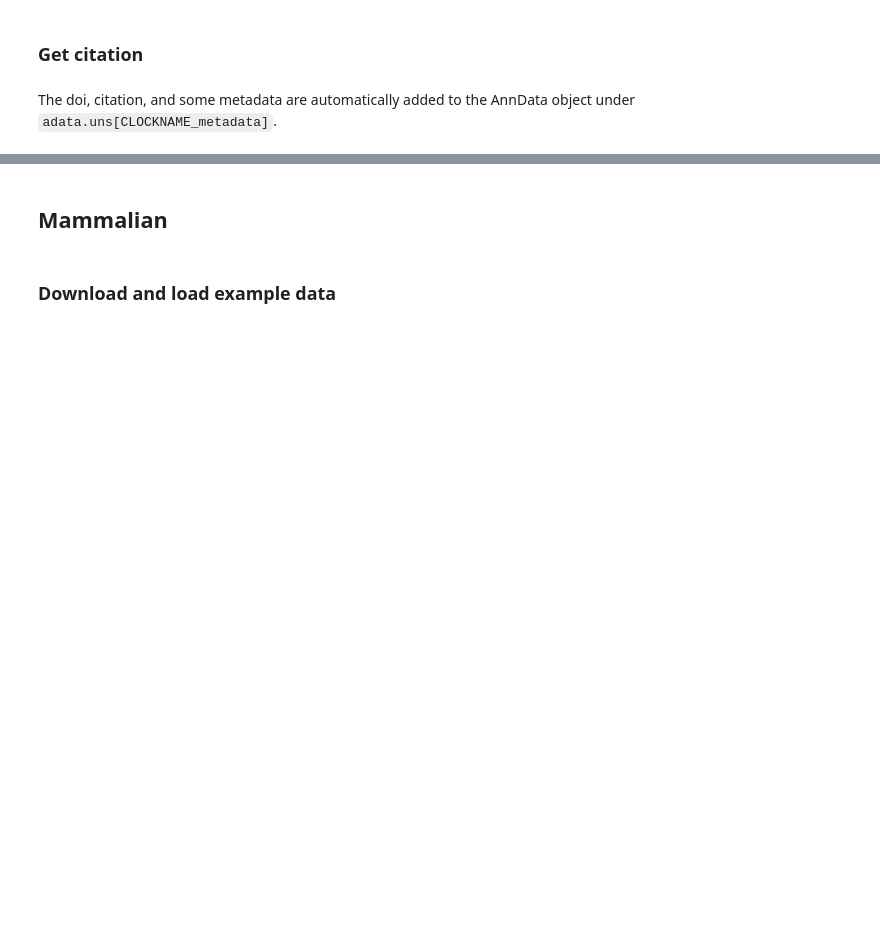
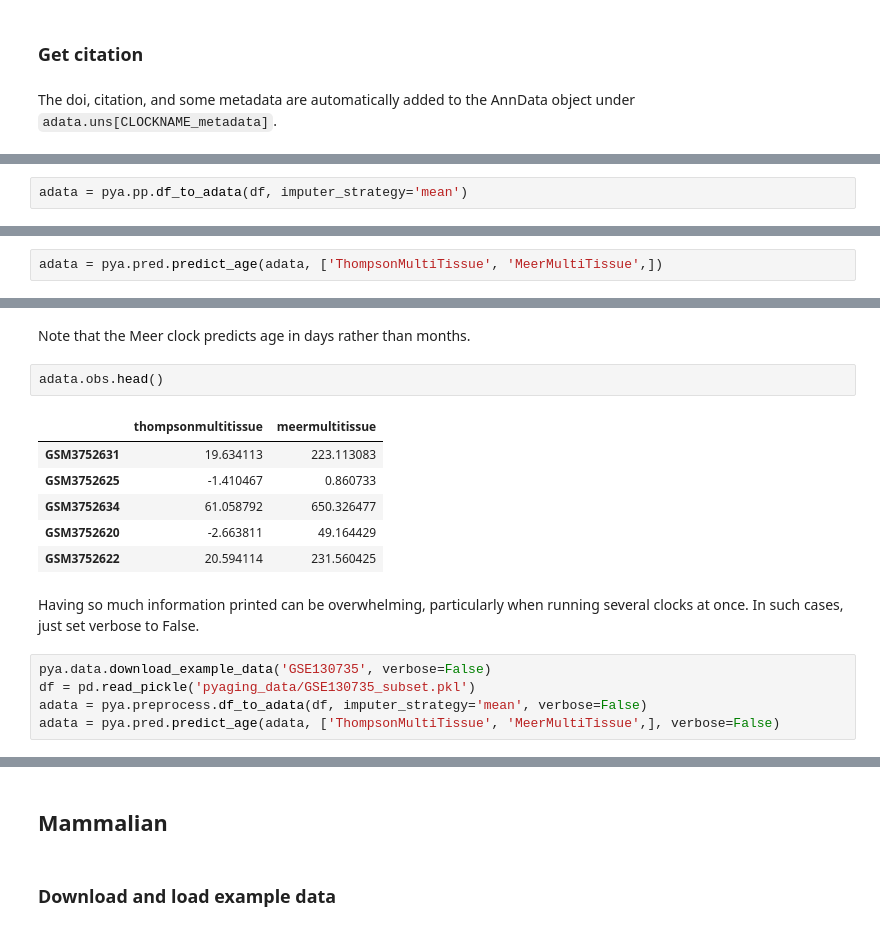
Before and after one commit to rsinghlab/pyaging, a Jupyter notebook: tutorials/tutorial_dnam.ipynb, the cells around one changed output, grey strips where cells are left out. Saved outputs shown, nothing was run; the diff lists cells and outputs as text; blank space fills up the shorter version.

```diff
--- a/tutorials/tutorial_dnam.ipynb
+++ b/tutorials/tutorial_dnam.ipynb
@@ -179,0 +210,2 @@ adata.uns['pcgrimage_metadata']
+# %%
+adata = pya.pp.df_to_adata(df, imputer_strategy='mean')
@@ -179,0 +237,2 @@ adata.uns['pcgrimage_metadata']
+# %%
+adata = pya.pred.predict_age(adata, ['ThompsonMultiTissue', 'MeerMultiTissue',])
@@ -179,0 +257,18 @@ adata.uns['pcgrimage_metadata']
+# %% [markdown]
+Note that the Meer clock predicts age in days rather than months.
+# %%
+adata.obs.head()
+# %% [output]
+|  | thompsonmultitissue | meermultitissue |
+| GSM3752631 | 19.634113 | 223.113083 |
+| GSM3752625 | -1.410467 | 0.860733 |
+| GSM3752634 | 61.058792 | 650.326477 |
+| GSM3752620 | -2.663811 | 49.164429 |
+| GSM3752622 | 20.594114 | 231.560425 |
+# %% [markdown]
+Having so much information printed can be overwhelming, particularly when running several clocks at once. In such cases, just set verbose to False.
+# %%
+pya.data.download_example_data('GSE130735', verbose=False)
+df = pd.read_pickle('pyaging_data/GSE130735_subset.pkl')
+adata = pya.preprocess.df_to_adata(df, imputer_strategy='mean', verbose=False)
+adata = pya.pred.predict_age(adata, ['ThompsonMultiTissue', 'MeerMultiTissue',], verbose=False)
```
Also changed, not shown: parts of 30 cells of this notebook, 11 other files.
